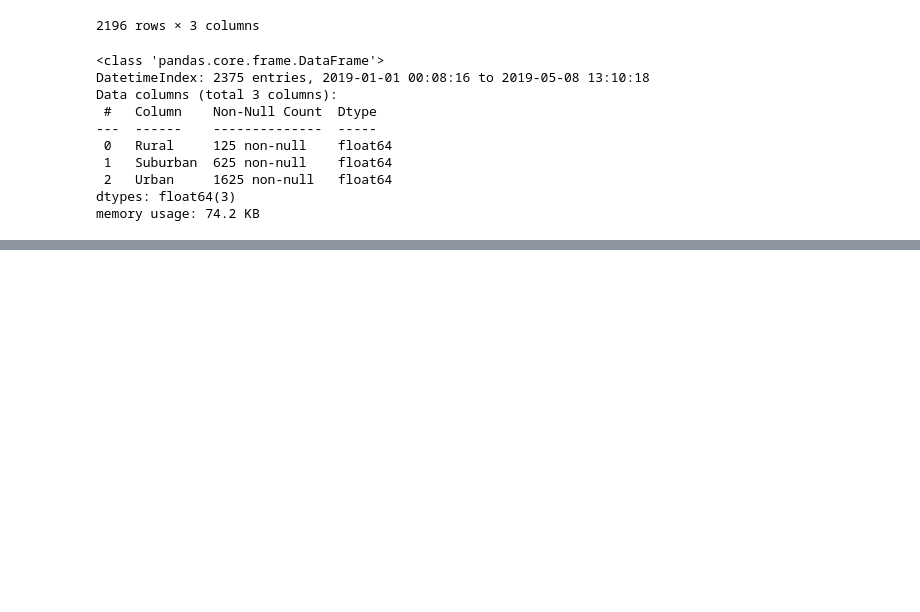
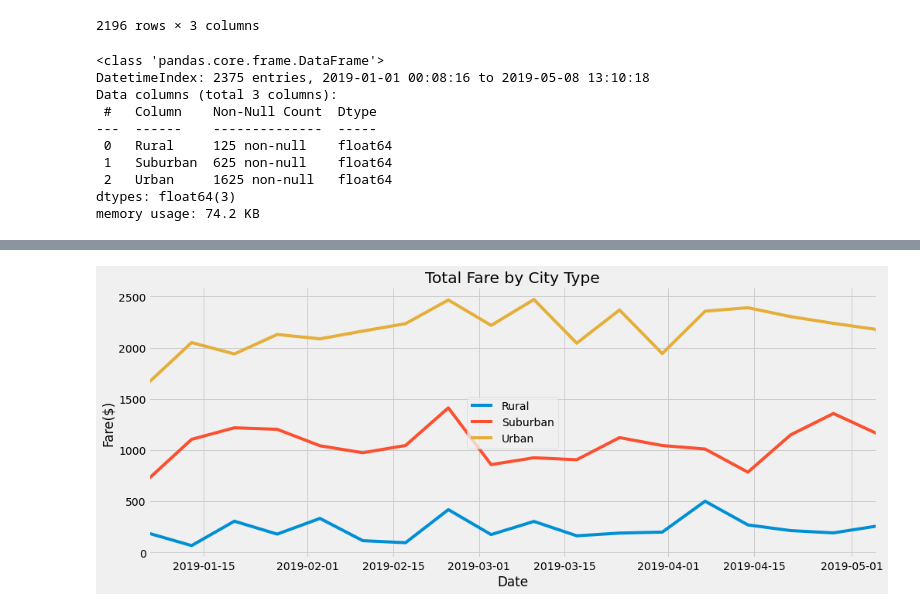
Before and after one commit to timbannock/pyber_analysis, a Jupyter notebook: PyBer_Challenge.ipynb, the cells around one changed output, grey strips where cells are left out. Saved outputs shown, nothing was run; the diff lists cells and outputs as text; code cells hidden in the pictures; blank space fills up the shorter version.

```diff
--- a/PyBer_Challenge.ipynb
+++ b/PyBer_Challenge.ipynb
@@ -217,3 +217,6 @@ dtypes: float64(3)
 memory usage: 74.2 KB
 # %%
 # 15. Create a new DataFrame using the "resample()" function by week 'W' and get the sum of the fares for each week.
+# Note: NaN values are automatically converted to zero.
+sum_of_fares_per_week = fares_by_date_and_type_pivot.resample("W").sum()
+sum_of_fares_per_week
@@ -224,3 +247,22 @@ memory usage: 74.2 KB
 from matplotlib import style
 # Use the graph style fivethirtyeight.
 style.use('fivethirtyeight')
+# %%
+# Create the plot.
+# plt.plot(sum_of_fares_per_week, marker="*", color="blue", linewidth=2, label='Boston')
+plt.plot(sum_of_fares_per_week)
+# Create labels for the x and y axes.
+plt.xlabel("Date")
+plt.ylabel("Fare($)")
+# Set the x limit.
+plt.xlim(pd.Timestamp('2019-01-06'), pd.Timestamp('2019-05-05'))
+# Create a title.
+plt.title("Total Fare by City Type")
+# Add a grid.
+plt.grid(True)
+# Add the legend.
+plt.legend(['Rural', 'Suburban', 'Urban'])
+# Save the figure.
+plt.savefig("analysis/PyBer_fare_summary.png")
+# %% [output]
+[figure, added]
```
Also changed, not shown: parts of 3 cells of this notebook, 1 other file.
